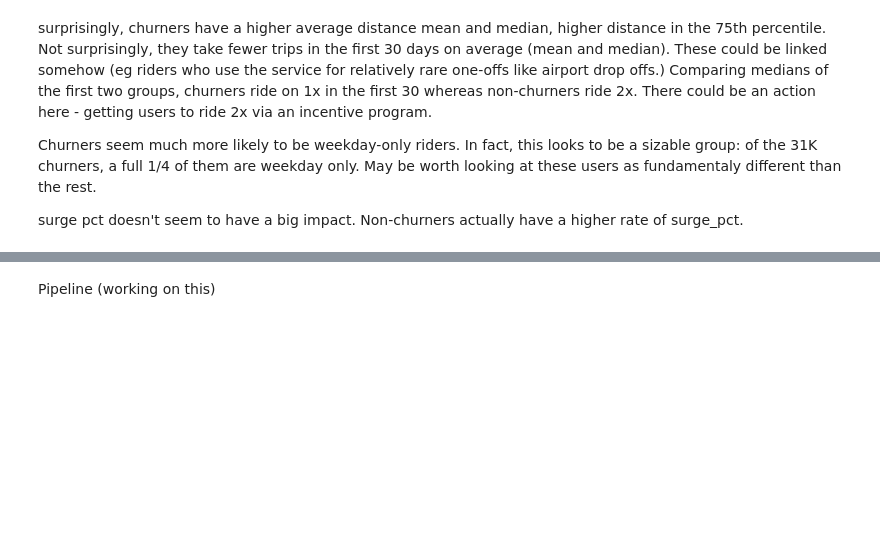
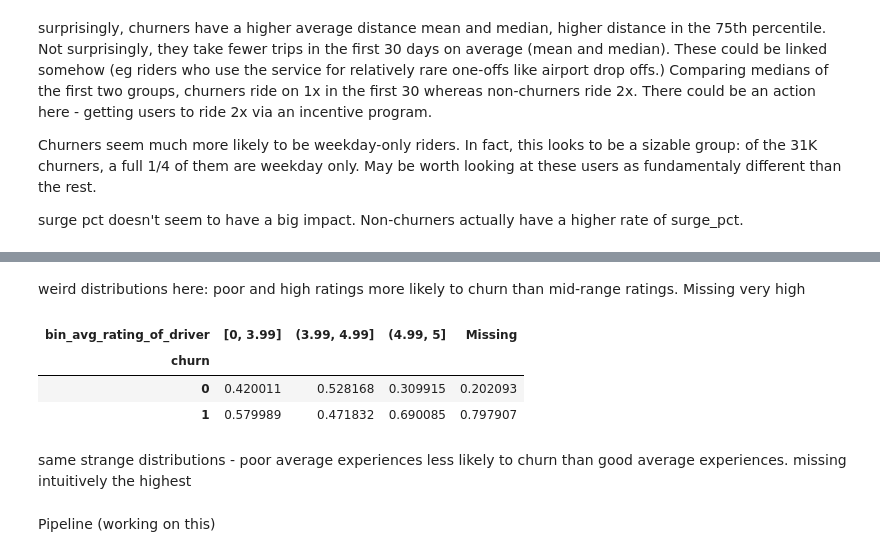
Before and after one commit to MarkDCorey/churn_risk_classification, a Jupyter notebook: churn_risk_classifier.ipynb, the cells around one changed output, grey strips where cells are left out. Cells and saved outputs as stored; diff of their text form; code cells hidden in the pictures; blank space fills up the shorter version.

```diff
--- a/churn_risk_classifier.ipynb
+++ b/churn_risk_classifier.ipynb
@@ -382,3 +433,14 @@ data[(data.phone == ['iPhone'])|(data.phone =='Android')].groupby(['churn','phon
+# %% [markdown]
+weird distributions here: poor and high ratings more likely to churn than mid-range ratings.  Missing very high
+# %%
+pd.crosstab(data.churn, data.bin_avg_rating_of_driver).apply(lambda r: r/r.sum(), axis=0)
+# %% [output]
+| bin_avg_rating_of_driver | [0, 3.99] | (3.99, 4.99] | (4.99, 5] | Missing |
+| churn |  |  |  |  |
+| 0 | 0.420011 | 0.528168 | 0.309915 | 0.202093 |
+| 1 | 0.579989 | 0.471832 | 0.690085 | 0.797907 |
+# %% [markdown]
+same strange distributions - poor average experiences less likely to churn than good average experiences. missing intuitively the highest
 # %% [markdown]
 Pipeline (working on this)
 # %% [markdown]
```
Also changed, not shown: parts of 12 cells of this notebook.
